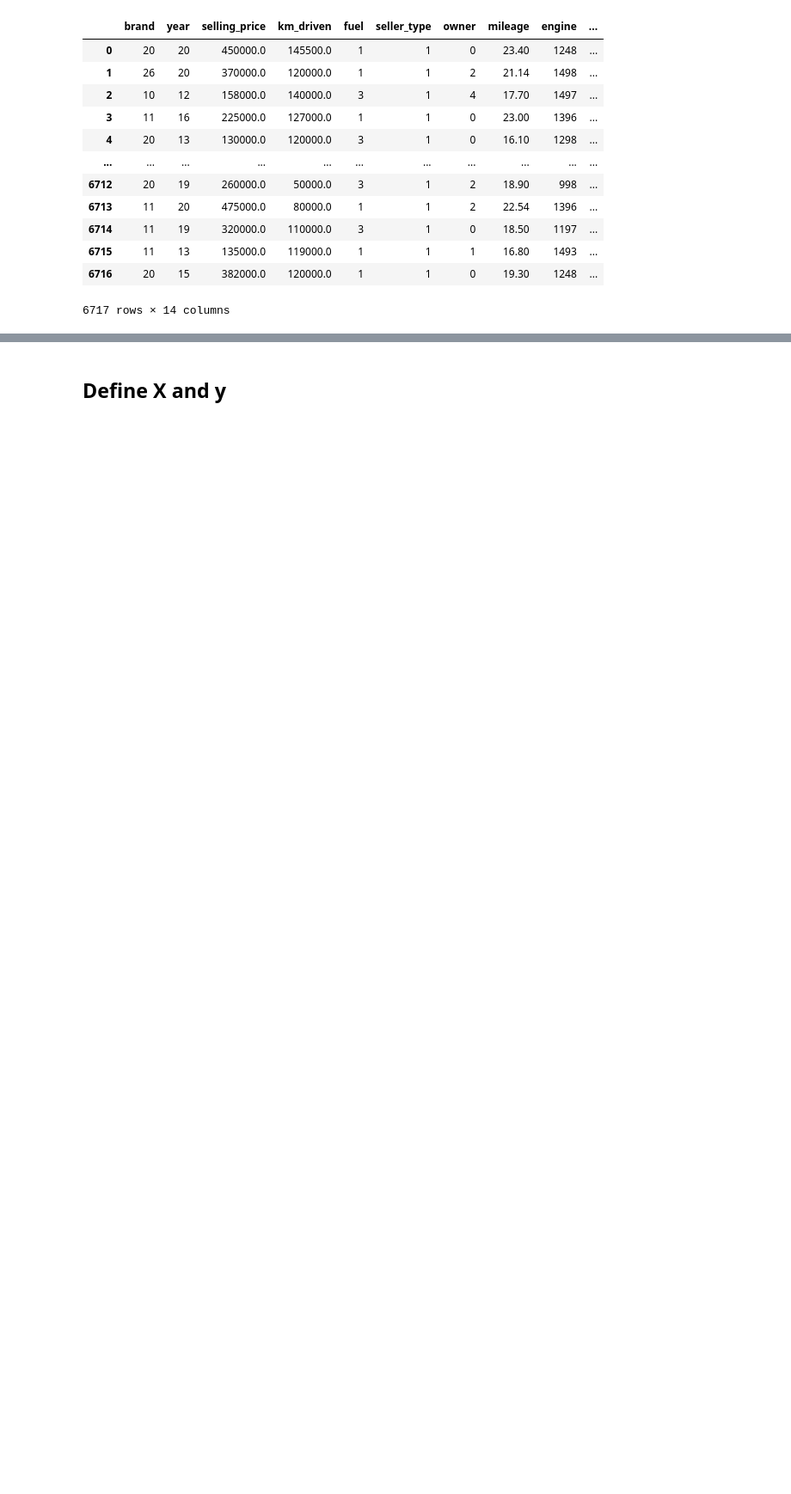
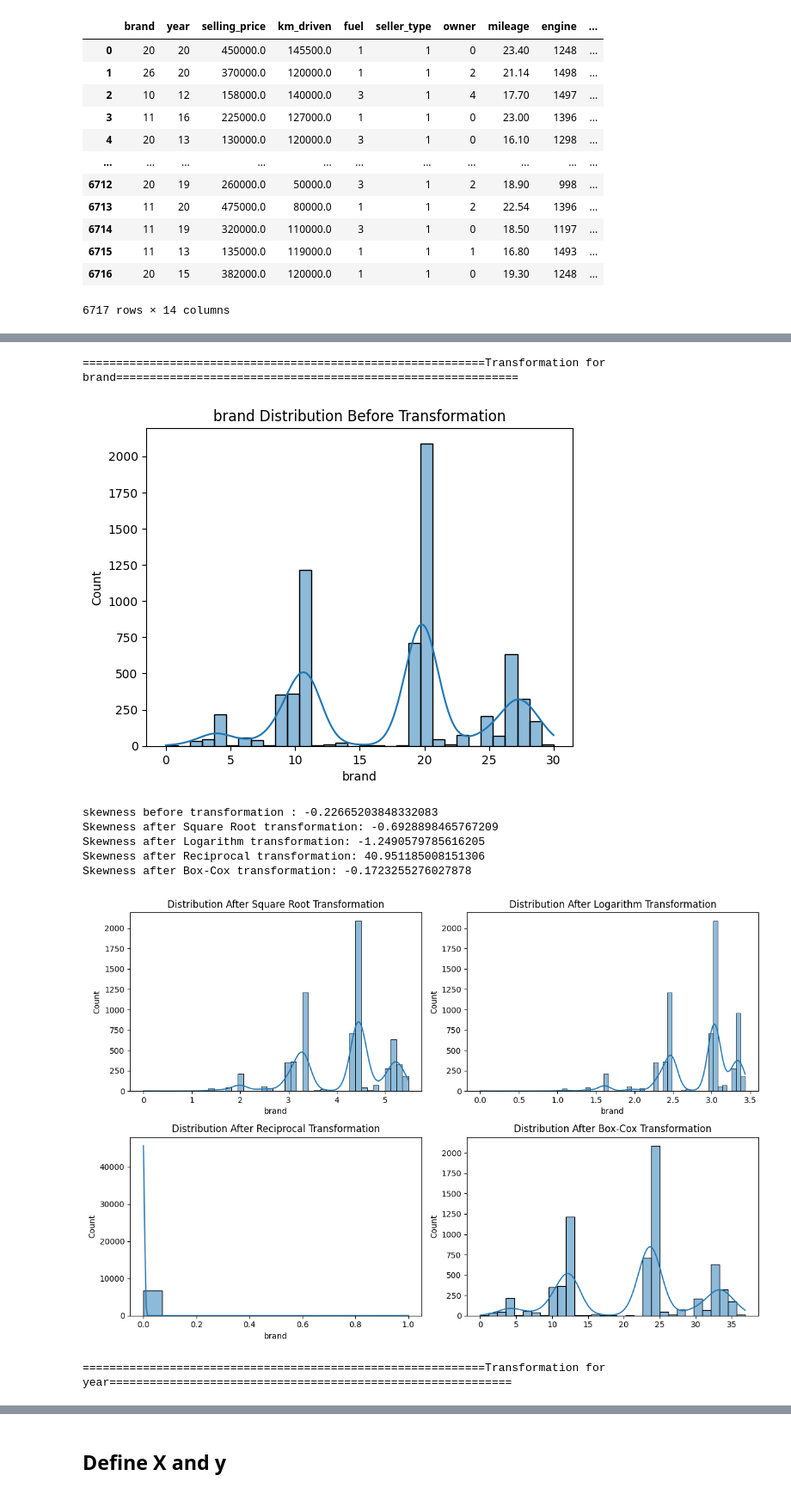
Before and after one commit to monakeshvari/used_cars_prediction_model, a Jupyter notebook: used_cars.ipynb, the cells around one changed output, grey strips where cells are left out. Shown at 86% size. Cells and saved outputs as stored; diff of their text form; code cells hidden in the pictures; blank space fills up the shorter version.

```diff
--- a/used_cars.ipynb
+++ b/used_cars.ipynb
@@ -463,0 +485,70 @@ df
+# %%
+# Plot column distribution before Transformation
+def before_plot(data, column):
+  data = data.copy()
+  if column not in data.columns:
+    print(f'Column {column} does not exist in the DataFrame')
+    return
+  sns.histplot(data[column], kde=True)
+  plt.title(f'{column} Distribution Before Transformation')
+  plt.show()
+
+# Calculate and print skewness before transformation
+def before_skewness(data, column):
+  data = data.copy()
+  if column not in data.columns:
+    print(f'Column {column} does not exist in the DataFrame')
+    return
+  before_skew = df[column].skew()
+  print(f'skewness before transformation : {before_skew}')
+
+# Apply various transformations
+def transformations(data, column):
+  data = data.copy()
+  if column not in data.columns:
+    print(f'Column {column} does not exist in the DataFrame')
+    return
+  transformations={
+      'Square Root' : np.sqrt(data[column]),
+      'Logarithm' : np.log1p(data[column]),
+      'Reciprocal' : np.reciprocal(data[column] + 1),   # Add 1 to avoid division by zero
+      'Box-Cox' : stats.boxcox(data[column] + 1)[0]   # Add 1 to ensure all values are positive
+  }
+  return transformations
+
+# Calculate and print skewness after transformation
+def after_skewness(transformations):
+  for name, transformed in transformations.items():
+    skewness_after = pd.Series(transformed).skew()  # Convert NumPy array to pandas Series and calculate skewness
+    print(f'Skewness after {name} transformation: {skewness_after}')
+
+# Plot the transformed distributions and calculate skewness
+def plot_transformations(transformations):
+  # Define the layout of subplots
+  fig, axes = plt.subplots(2, 2, figsize=(12, 8))  # 2 rows, 2 columns
+  for (name, transformed), ax in zip(transformations.items(), axes.ravel()):
+      sns.histplot(transformed, kde=True, ax=ax)
+      ax.set_title(f'Distribution After {name} Transformation')
+
+  plt.tight_layout()
+  plt.show()
+
+columns = ['brand', 'year', 'selling_price', 'mileage', 'engine', 'max_power', 'torque'] # Columns for transformation
+for column in columns :
+  print(f"{60*'='}Transformation for {column}{60*'='}")
+  before_plot(df, column) # plot column distribution before transformation
+  before_skewness(df, column) # skewness before column transformation
+  transformed_data = transformations(df, column)
+  if transformed_data :
+    after_skewness(transformed_data)  # skewness after column transformation
+    plot_transformations(transformed_data)  # plot column distribution after transformation
+# %% [output]
+============================================================Transformation for brand============================================================
+[figure, added]
+skewness before transformation : -0.22665203848332083
+Skewness after Square Root transformation: -0.6928898465767209
+Skewness after Logarithm transformation: -1.2490579785616205
+Skewness after Reciprocal transformation: 40.951185008151306
+Skewness after Box-Cox transformation: -0.1723255276027878
+[figure, added]
+============================================================Transformation for year============================================================
```
Also changed, not shown: parts of 32 cells of this notebook.
